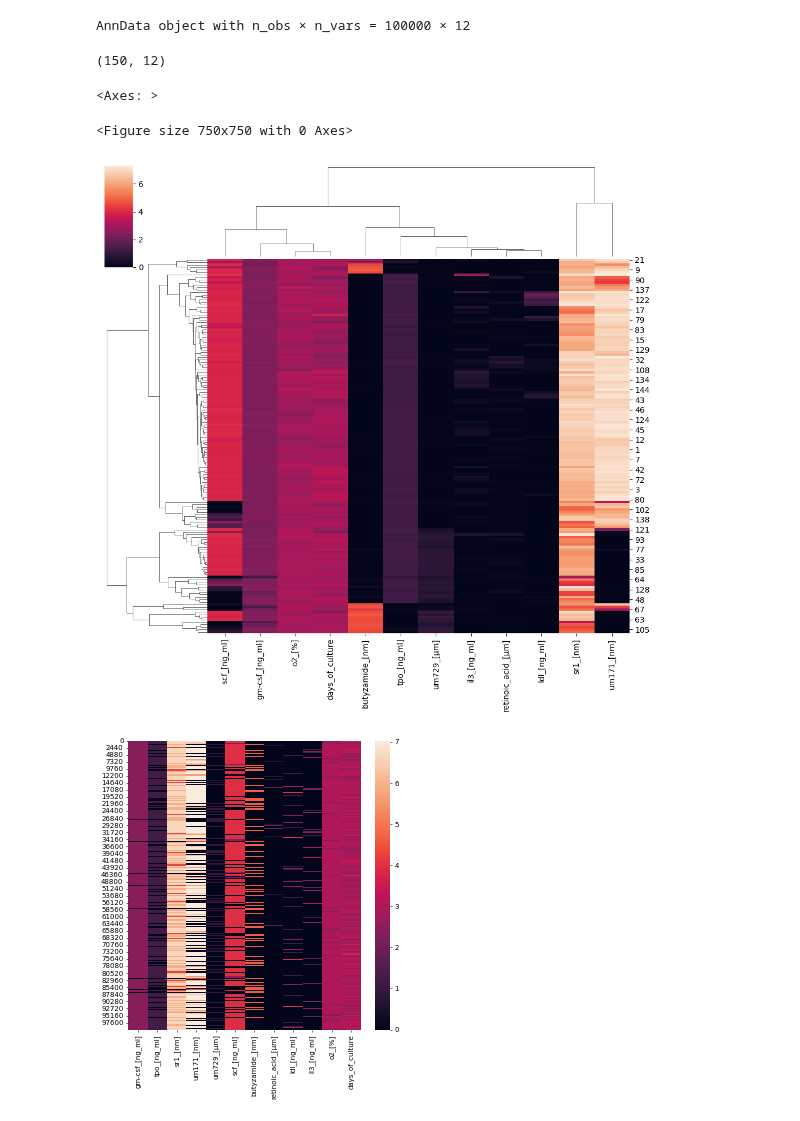
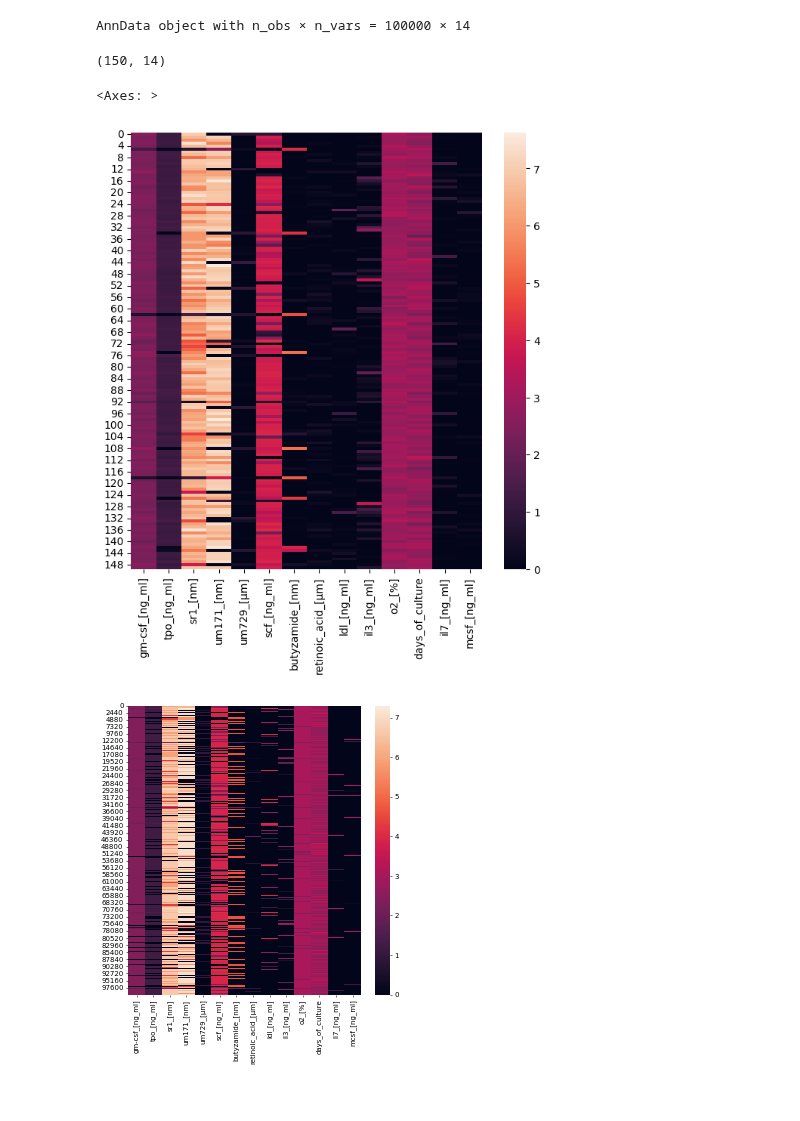
Before and after one commit to theislab/LabCompass-reproducibility, a Jupyter notebook: prior/notebooks/load_flow_map_prior_clean_data.ipynb, the cells around one changed output. Saved outputs shown, nothing was run; the diff lists cells and outputs as text; code cells hidden in the pictures.

Commit message:
prior checks

```diff
--- a/prior/notebooks/load_flow_map_prior_clean_data.ipynb
+++ b/prior/notebooks/load_flow_map_prior_clean_data.ipynb
@@ -7,7 +7,10 @@ import seaborn as sns
 from sc_exp_design.models import FlowMap
 # %%
 # model_path = "/lustre/groups/ml01/workspace/lorenzo.consoli/projects/SFC_cambridge/output/checkpoints/prior/flow_map/2026-04-13_11-57-30/copper-thunder-24_FlowMap.pkl"
-model_path = "/lustre/groups/ml01/workspace/lorenzo.consoli/projects/SFC_cambridge/output/checkpoints/prior/flow_map/2026-04-27_12-23-55/eager-brook-26_FlowMap.pkl"
+# model_path = "/lustre/groups/ml01/workspace/lorenzo.consoli/projects/SFC_cambridge/output/checkpoints/prior/flow_map/2026-04-27_12-23-55/eager-brook-26_FlowMap.pkl"
+# model_path = "/lustre/groups/ml01/workspace/lorenzo.consoli/projects/SFC_cambridge/output/checkpoints/prior/loop2_replicate/easy-spaceship-36_FlowMap.pkl"
+# model_path = "/lustre/groups/ml01/workspace/lorenzo.consoli/projects/SFC_cambridge/output/checkpoints/prior/loop_2p5_replicate/ancient-grass-37_FlowMap.pkl"
+model_path = "/lustre/groups/ml01/workspace/lorenzo.consoli/projects/SFC_cambridge/output/checkpoints/prior/loop3/denim-vortex-30_FlowMap.pkl"
 model = FlowMap.load(model_path)
 print(model.flow_map)
 model.trainer.plot_training_logs()
@@ -37,7 +40,7 @@ train_adata = model.train_data.adata
 train_adata_subset = sc.pp.sample(train_adata, n=n_train_samples_to_retain, copy=True)
 train_adata_subset
 # %% [output]
-AnnData object with n_obs × n_vars = 100000 × 12
+AnnData object with n_obs × n_vars = 100000 × 14
 # %%
 num_prior_samples = 150
 prior_samples = model.predict(
@@ -47,36 +50,36 @@ prior_samples = model.predict(
 prior_samples = np.maximum(prior_samples, 0)
 print(prior_samples.shape)
 # %% [output]
-(150, 12)
+(150, 14)
 # %%
 # fig, ax = plt.subplots(1, 1, figsize=(15, 7.5), dpi=100)
 # fig, ax = plt.subplots(1, 1, figsize=(15, 7.5), dpi=100)
 # fig.suptitle("Heatmap of condition samples")
 plt.figure(figsize=(7.5, 7.5), dpi=100)
 # plt.title("Heatmap of condition samples")
-sns.clustermap(
+# sns.clustermap(
+sns.heatmap(
     prior_samples,
     annot=False,
     xticklabels=train_adata.var_names,
     # ax=ax[0]
 )#; ax[0].tick_params("x", rotation=90, size=4); ax[0].set_title("Prior Samples."); ax[0].set_yticks([])
 # plt.title("Heatmap of condition samples")
 
 # ax[0].set_xlabel("Molecule"); ax[0].set_ylabel("Samples")
 plt.figure(figsize=(7.5, 7.5), dpi=50)
 sns.heatmap(
     train_adata_subset.X,
     annot=False,
     xticklabels=train_adata.var_names,
     # ax=ax[1]
 )#; ax[1].tick_params("x", rotation=90, size=4); ax[1].set_title("Subsampled data."); ax[1].set_yticks([])
 # ax[1].set_xlabel("Molecule"); ax[1].set_ylabel("Samples")
 # fig.tight_layout(); fig.show()
 # %% [output]
 <Axes: >
-<Figure size 750x750 with 0 Axes>
-[figure, old version]
+[figure, new version]
-[figure, old version]
+[figure, new version]
 # %%
 # mean
 prior_mean = prior_samples.mean(0)
```
Also changed, not shown: parts of 2 cells of this notebook, 1 other file.
